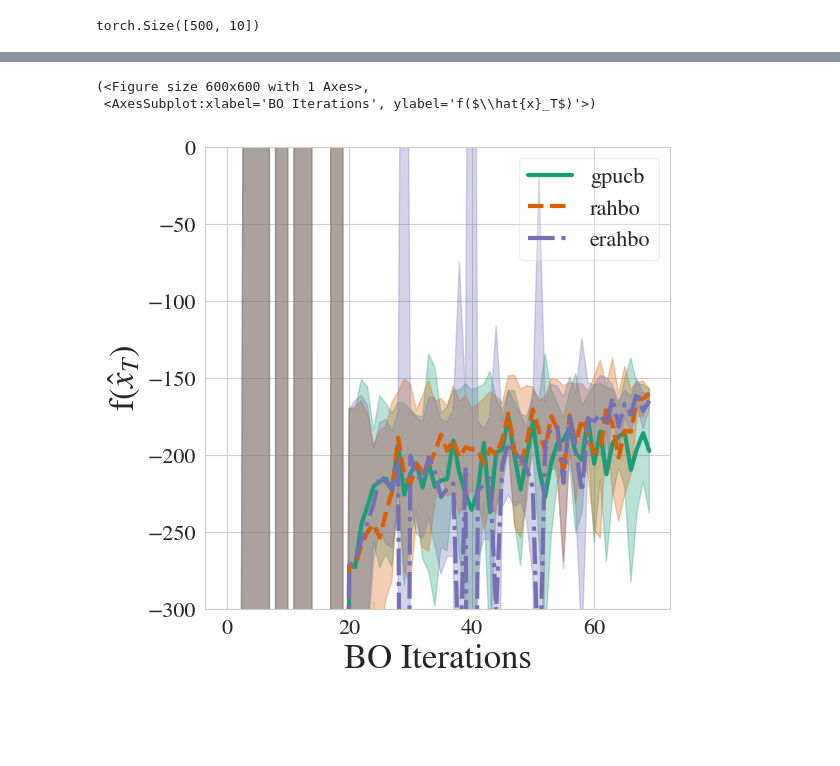
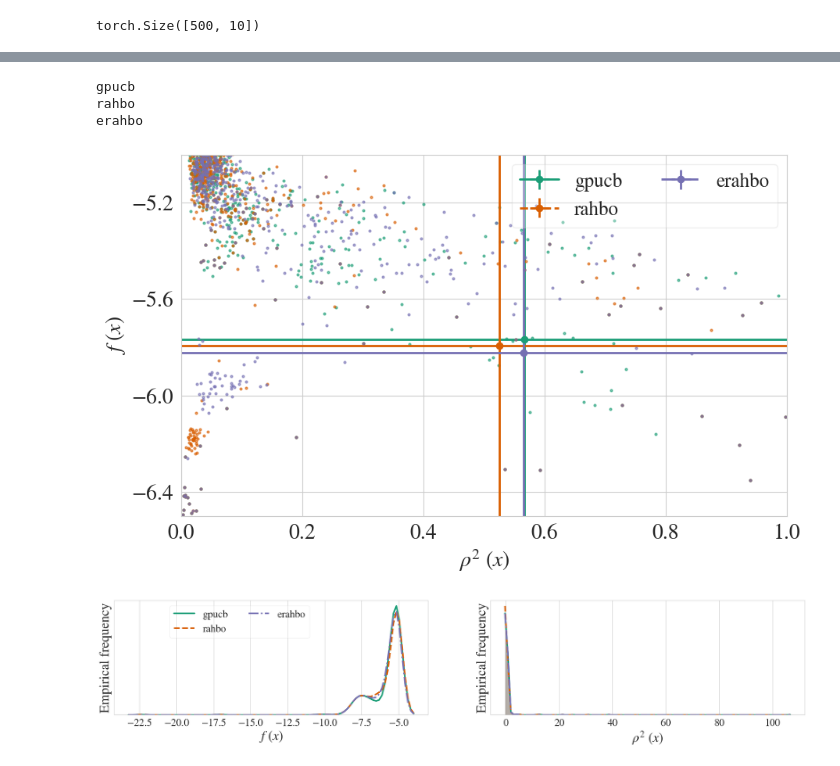
Before and after one commit to middleyuan/risk-averse-hetero-bo, a Jupyter notebook: ipynbs/erahbo_rl.ipynb, the cells around one changed output, grey strips where cells are left out. Saved outputs shown, nothing was run; the diff lists cells and outputs as text; code cells hidden in the pictures; blank space fills up the shorter version.

```diff
--- a/ipynbs/erahbo_rl.ipynb
+++ b/ipynbs/erahbo_rl.ipynb
@@ -270,6 +305,54 @@ for bo_algo in bo_algos:
-# %%
-plot_objectives_mean_std(objectives, objective_name='f($\\hat{x}_T$)', x_label='BO Iterations', ylim=[-300, 0])
-# %% [output]
-(<Figure size 600x600 with 1 Axes>,
- <AxesSubplot:xlabel='BO Iterations', ylabel='f($\\hat{x}_T$)'>)
-[figure, removed]
+# %%
+df = {}
+for bo_algo in bo_algos:
+    gamma = gammas[bo_algo]
+
+    if bo_algo == 'erahbo':
+        min_shape = min([results[bo_algo][i]['eval_scaled_y'].shape[0] for i in range(len(results[bo_algo]))])
+        fs = torch.cat([results[bo_algo][i]['eval_scaled_y'][:min_shape] for i in range(len(results[bo_algo]))], dim=1)
+    else:
+        fs = torch.cat([results[bo_algo][i]['eval_scaled_y'] for i in range(len(results[bo_algo]))], dim=1)
+
+    if bo_algo == 'erahbo':
+        rhos = torch.cat([results[bo_algo][i]['eval_scaled_y_var'][:min_shape] for i in range(len(results[bo_algo]))], dim=1)
+    else:
+        rhos = torch.cat([results[bo_algo][i]['eval_scaled_y_var'] for i in range(len(results[bo_algo]))], dim=1)
+
+    # Convert to numpy arrays
+    df[bo_algo] = {
+        'fs': fs.cpu().numpy(),
+        'rhos': rhos.cpu().numpy()
+    }
+fig, ax = plot_f_rho(df, flims = [-6.5, -5], rholims = [0, 1], linewidths = [2] * len(bo_algos))
+plt.show()
+# %% [output]
+gpucb
+rahbo
+erahbo
+[figure, added]
+# %%
+df = {}
+for bo_algo in bo_algos:
+    gamma = gammas[bo_algo]
+
+    if bo_algo == 'erahbo':
+        min_shape = min([results[bo_algo][i]['eval_scaled_y'].shape[0] for i in range(len(results[bo_algo]))])
+        fs = torch.cat([results[bo_algo][i]['eval_scaled_y'][:min_shape] for i in range(len(results[bo_algo]))], dim=1)
+    else:
+        fs = torch.cat([results[bo_algo][i]['eval_scaled_y'] for i in range(len(results[bo_algo]))], dim=1)
+
+    if bo_algo == 'erahbo':
+        rhos = torch.cat([results[bo_algo][i]['eval_scaled_y_var'][:min_shape] for i in range(len(results[bo_algo]))], dim=1)
+    else:
+        rhos = torch.cat([results[bo_algo][i]['eval_scaled_y_var'] for i in range(len(results[bo_algo]))], dim=1)
+
+    # Convert to numpy arrays and flatten
+    df[bo_algo] = {
+        'fs': fs.cpu().numpy().flatten(),
+        'rhos': rhos.cpu().numpy().flatten()
+    }
+
+fig, ax = plot_hist_f_rho(df)
+plt.show()
+# %% [output]
+[figure, added]
```
Also changed, not shown: parts of 16 cells of this notebook, 1 other file.
